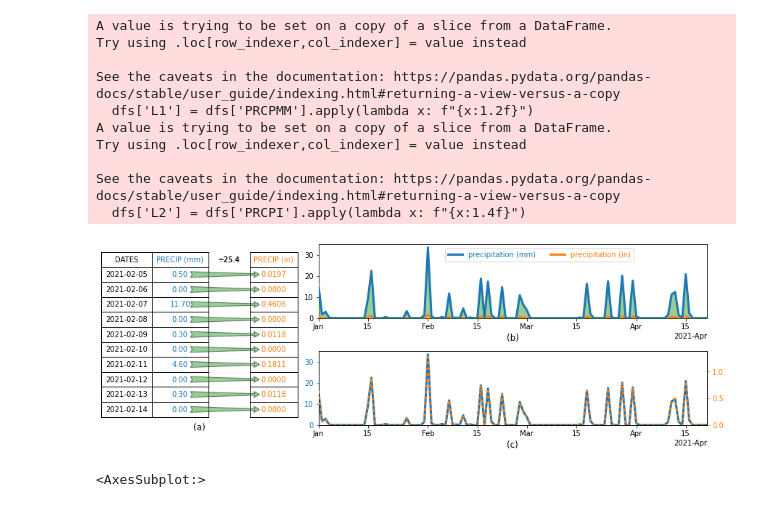
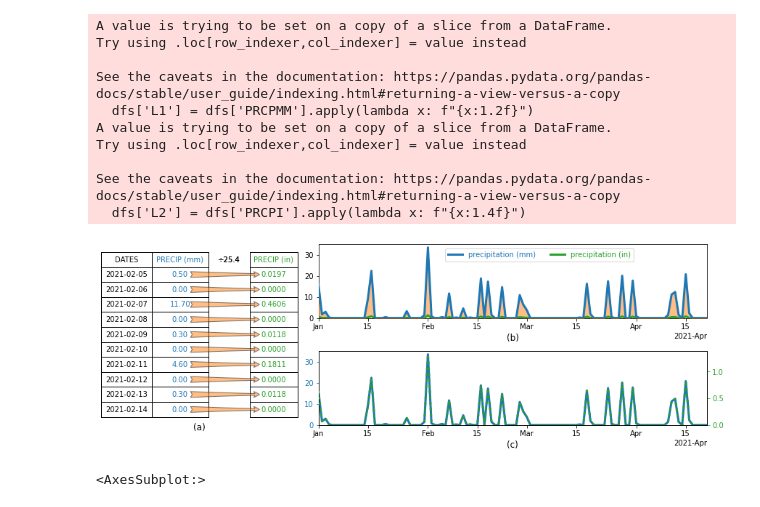
Before and after one commit to story645/proposal, a Jupyter notebook: figures/viz_equivariance.ipynb, the cells around one changed output. Cells and saved outputs as stored; diff of their text form; code cells hidden in the pictures.

```diff
--- a/figures/viz_equivariance.ipynb
+++ b/figures/viz_equivariance.ipynb
@@ -93,8 +96,8 @@ fig, axd = plt.subplot_mosaic([['table','time'], ['table', 'twin']],
 #gridspec_kw={'width_ratios':}
 
 ocolor = 'tab:blue'
-scolor = 'tab:orange'
-gcolor = 'tab:green'
+scolor = 'tab:green'
+gcolor = 'tab:orange'
 table = ip.plot_table(axd['table'], dfs[['DATES', 'L1', 'PRCPI', 'L2']], ['k', ocolor, 'white', scolor], textcolor=None)
 #table_2 = ip.plot_table(axd['tab2'], dfs[['L2']], [scolor], textcolor=None)
 fig.canvas.draw()
@@ -116,34 +119,34 @@ for ax in [axt, axd['twin'], axd['time']]:
 
 galpha = .5
 
 axd['time'].fill_between('DATES','PRCPI', 'PRCPMM', data=nyjfk, color=gcolor, alpha=galpha, zorder=5)
 
 table[0,2].visible_edges = 'vertical'
 table[0,2].get_text().set_text("÷25.4") #25.4#÷10 * 0.039370
 table[0,2].get_text().set_color('black')
 for i in range(1,len(dfs)+1):
     table[i,2].visible_edges = 'vertical'
     x1, y1 = ip.source_cell(table[i,1], ocolor, xr=.55)
     x2, y2 = ip.source_cell(table[i,3], scolor, xr=.65)
 
     arrow = mpatches.ConnectionPatch(xyA=(x1, y1), coordsA=axd['table'].transData,
                                      xyB=(x2, y2), coordsB=axd['table'].transData,
                                      arrowstyle="fancy", mutation_scale=20,
                                      facecolor=gcolor, edgecolor='black', alpha=galpha)
     fig.add_artist(arrow)
 
 
 axd['time'].xaxis.set_label_position('bottom')
 axd['time'].yaxis.set_label_position('right')
 axd['time'].set_xlabel("(b)", fontsize='large')
 axd['twin'].set_xlabel("(c)", fontsize='large')
 axd['table'].set_title("(a)", y=-.05, fontsize='large')
 axd['twin'].tick_params('y', color=ocolor, labelcolor=ocolor)
 axt.tick_params('y', color=scolor, labelcolor=scolor)
 axd['time'].legend(ncol=2, bbox_to_anchor=(.82, .99), labelcolor='linecolor')
 fig.savefig(proposal_path/"equivariant.png", dpi = 200)
 # %% [output]
-[figure, old version]
+[figure, new version]
 # %%
 (nyjfk['PRCP']/10/25.4).plot()
 # %% [output]
```
Also changed, not shown: parts of 2 cells of this notebook, 3 other files.
